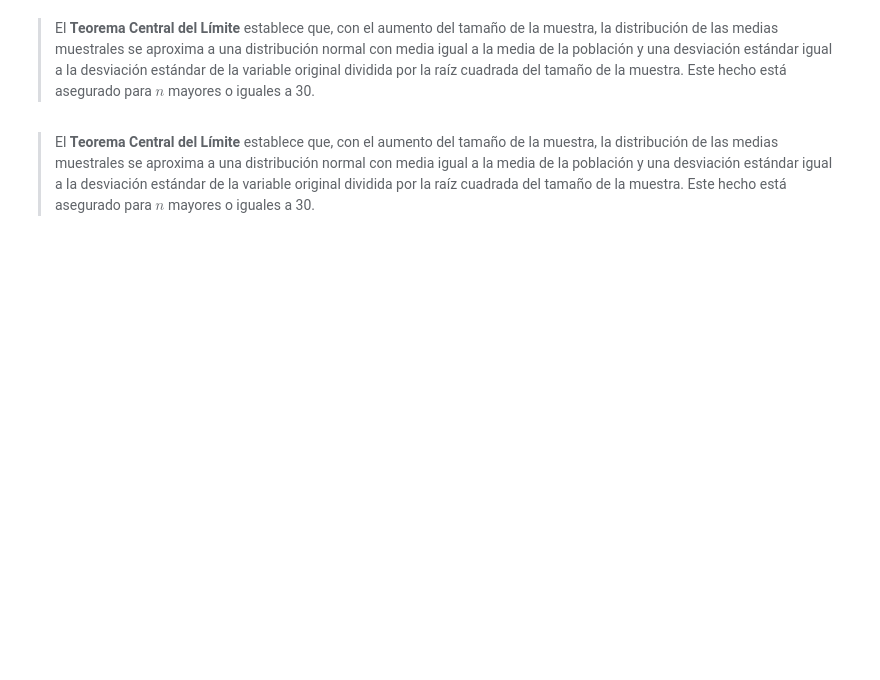
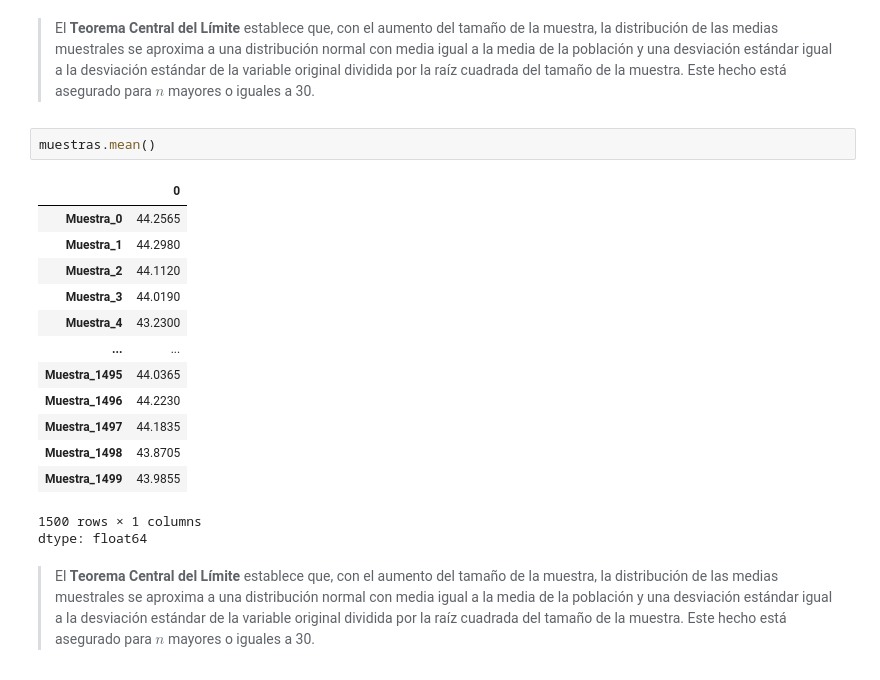
Before and after one commit to JDVAR7/1764-estadistica-con-python-probabilidad-y-muestreo, a Jupyter notebook: Inicial.ipynb, the cells around one changed output. Drawn from its saved outputs; the diff is of its cells as text; blank space fills up the shorter version.

```diff
--- a/Inicial.ipynb
+++ b/Inicial.ipynb
@@ -684,4 +826,21 @@ La desviación estándar de las medias muestrales se conoce como **error estánd
 # %% [markdown]
 > El **Teorema Central del Límite** establece que, con el aumento del tamaño de la muestra, la distribución de las medias muestrales se aproxima a una distribución normal con media igual a la media de la población y una desviación estándar igual a la desviación estándar de la variable original dividida por la raíz cuadrada del tamaño de la muestra. Este hecho está asegurado para $n$ mayores o iguales a 30.
+# %%
+muestras.mean()
+# %% [output]
+|  | 0 |
+| Muestra_0 | 44.2565 |
+| Muestra_1 | 44.2980 |
+| Muestra_2 | 44.1120 |
+| Muestra_3 | 44.0190 |
+| Muestra_4 | 43.2300 |
+| ... | ... |
+| Muestra_1495 | 44.0365 |
+| Muestra_1496 | 44.2230 |
+| Muestra_1497 | 44.1835 |
+| Muestra_1498 | 43.8705 |
+| Muestra_1499 | 43.9855 |
+1500 rows × 1 columns
+dtype: float64
 # %% [markdown]
 > El **Teorema Central del Límite** establece que, con el aumento del tamaño de la muestra, la distribución de las medias muestrales se aproxima a una distribución normal con media igual a la media de la población y una desviación estándar igual a la desviación estándar de la variable original dividida por la raíz cuadrada del tamaño de la muestra. Este hecho está asegurado para $n$ mayores o iguales a 30.
```
Also changed, not shown: parts of 62 cells of this notebook.
